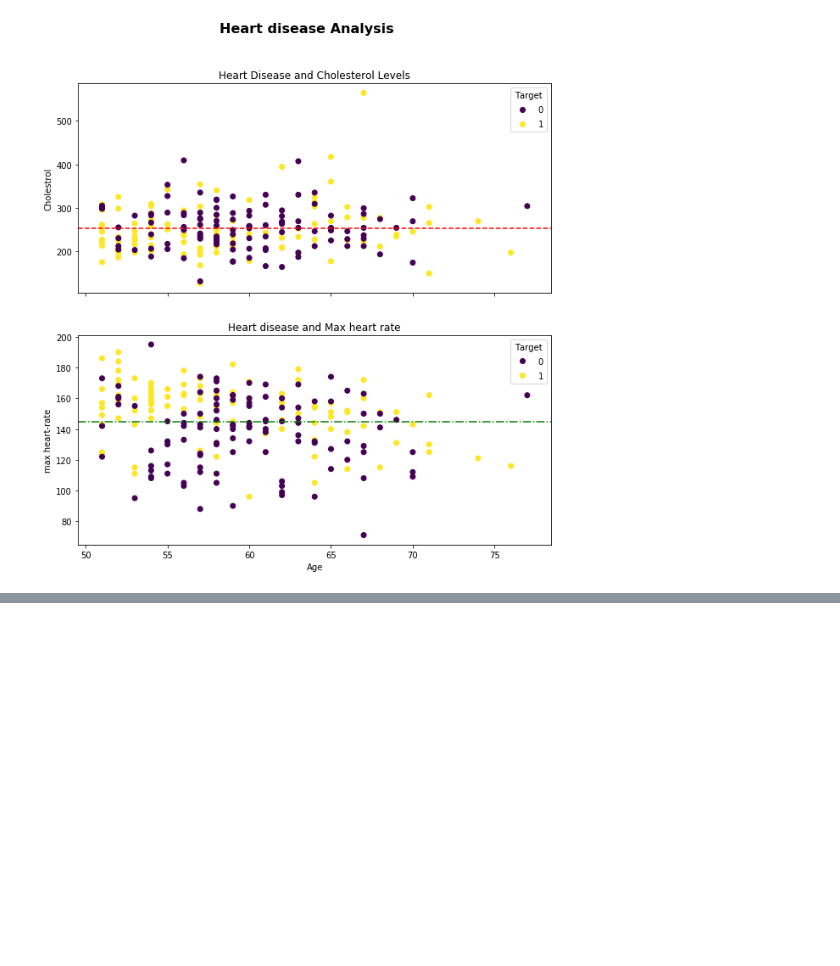
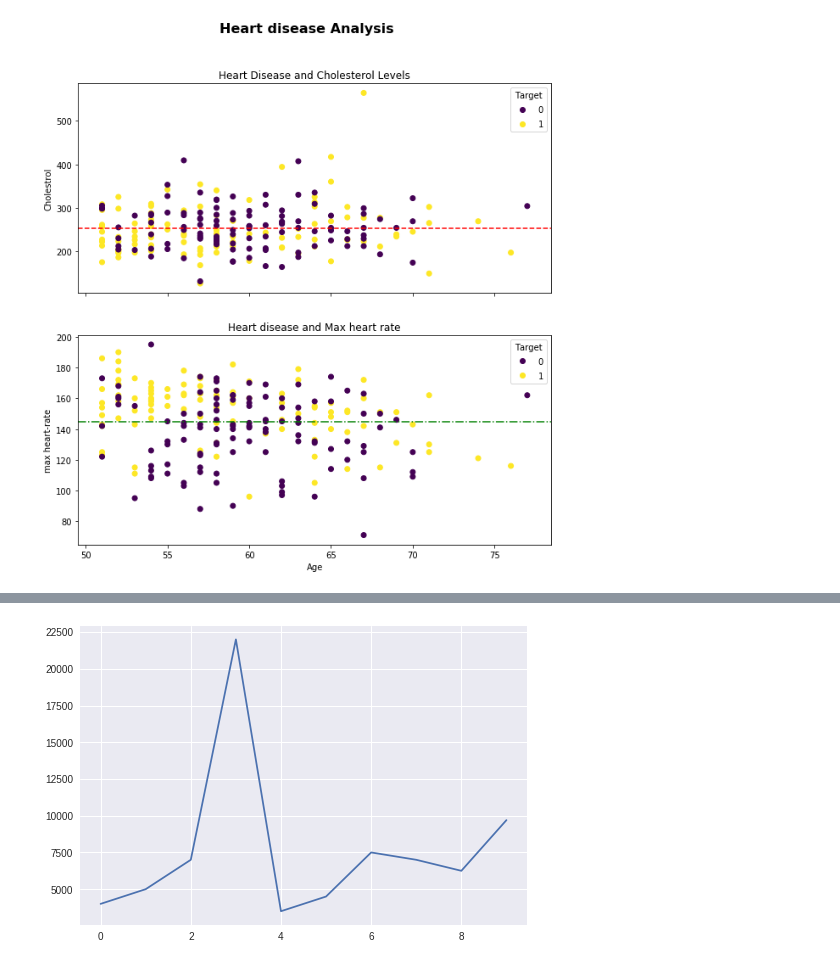
Before and after one commit to aliazani/machine-learning, a Jupyter notebook: 4-matplotlib/1-introduction-matplotlib.ipynb, the cells around one changed output, grey strips where cells are left out. Drawn from its saved outputs; the diff is of its cells as text; code cells hidden in the pictures; blank space fills up the shorter version.

```diff
--- a/4-matplotlib/1-introduction-matplotlib.ipynb
+++ b/4-matplotlib/1-introduction-matplotlib.ipynb
@@ -436,0 +464,6 @@ fig.suptitle('Heart disease Analysis', fontsize=16, fontweight='bold');
+# %%
+# use seaborn style
+plt.style.use('seaborn')
+car_sales['Price'].plot();
+# %% [output]
+[figure, added]
```
Also changed, not shown: parts of 24 cells of this notebook.
